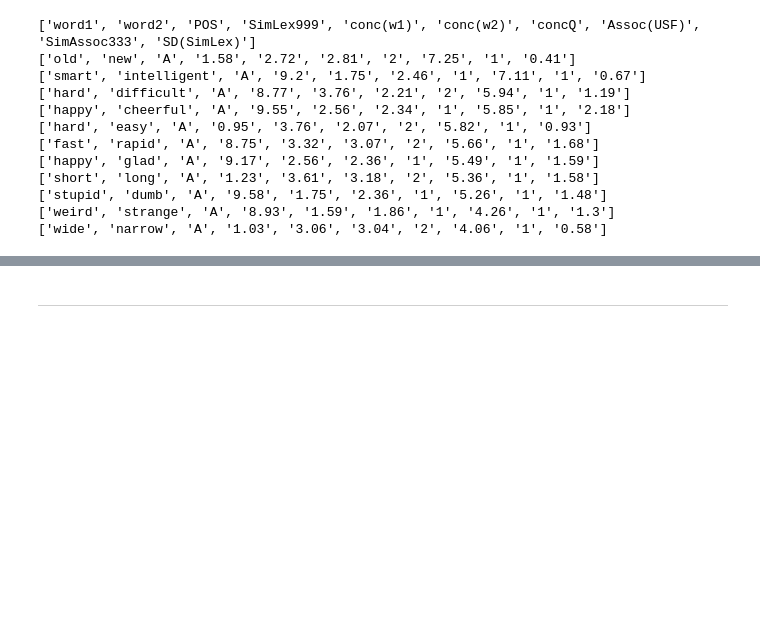
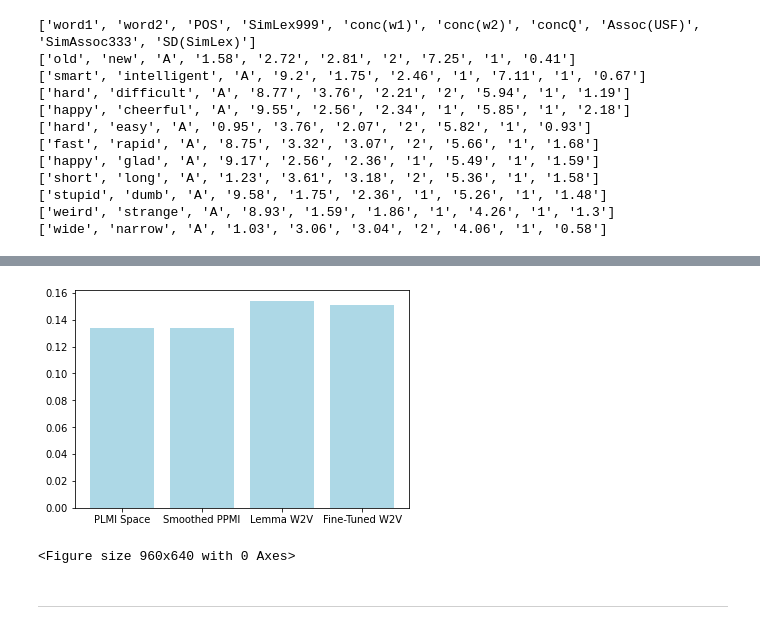
Before and after one commit to joshbrook/AUC_TMCI_2022, a Jupyter notebook: assignments/A2/notebook.ipynb, the cells around one changed output, grey strips where cells are left out. Drawn from its saved outputs; the diff is of its cells as text; code cells hidden in the pictures; blank space fills up the shorter version.

```diff
--- a/assignments/A2/notebook.ipynb
+++ b/assignments/A2/notebook.ipynb
@@ -123,0 +499,8 @@ Train a Word2Vec model the same corpus, for example using [gensim](https://radim
+# %%
+# fine-tuning pretrained model onto the reuters corpus
+tuned_w2v = Word2Vec(vector_size=100, min_count=1)
+tuned_w2v.build_vocab(untagged_sents)
+
+tuned_w2v.build_vocab(list(wv.index_to_key), update=True)
+tuned_w2v.train(untagged_sents, total_examples=tuned_w2v.corpus_count, epochs=tuned_w2v.epochs)
+print(tuned_w2v)
@@ -163,0 +657,7 @@ with open("data/SimLex-999.txt") as f:
+# %%
+tuned_w2v_overlaps = []
+for w1, w2 in list(zip(df["word1"], df["word2"])):
+    if w1 in tuned_w2v.wv and w2 in tuned_w2v.wv:
+        tuned_w2v_overlaps.append((w1, w2, round(10 * tuned_w2v.wv.similarity(w1, w2), 2)))
+
+tuned_w2v_overlaps[30:35]
@@ -163,0 +670,15 @@ with open("data/SimLex-999.txt") as f:
+# %%
+# creating dataframes for each space and merging into one
+
+plmi_df = pd.DataFrame(plmi_overlaps, columns=["word1", "word2", "PLMI Space"])
+sppmi_df = pd.DataFrame(sppmi_overlaps, columns=["word1", "word2", "Smoothed PPMI"])
+w2v_df = pd.DataFrame(w2v_overlaps, columns=["word1", "word2", "Lemma W2V"])
+tuned_df = pd.DataFrame(tuned_w2v_overlaps, columns=["word1", "word2", "Fine-Tuned W2V"])
+
+merged = pd.merge(df, plmi_df, how="left", on=["word1", "word2"])
+merged = pd.merge(merged, sppmi_df, how="left", on=["word1", "word2"])
+merged = pd.merge(merged, w2v_df, how="left", on=["word1", "word2"])
+merged = pd.merge(merged, tuned_df, how="left", on=["word1", "word2"])
+
+disp = merged.dropna(subset=['PLMI Space', 'Smoothed PPMI',], thresh=2)
+disp
@@ -163,0 +713,10 @@ with open("data/SimLex-999.txt") as f:
+# %%
+from scipy.stats import spearmanr
+
+rhos = []
+for space in merged.columns[3:]:
+
+    rho, pval = spearmanr(merged["SimLex999"], merged[space])
+    rhos.append(rho)
+
+print(rhos)
@@ -164,2 +729,10 @@ with open("data/SimLex-999.txt") as f:
+# %%
+plt.bar(range(0, len(rhos)), rhos, width=0.8, color="lightblue")
+plt.xticks(range(0, len(rhos)), merged.columns[3:])
+plt.figure(dpi=160)
+plt.show()
+# %% [output]
+[figure, added]
+<Figure size 960x640 with 0 Axes>
 # %% [markdown]
 ---
```
Also changed, not shown: parts of 38 cells of this notebook, 20 other files.
